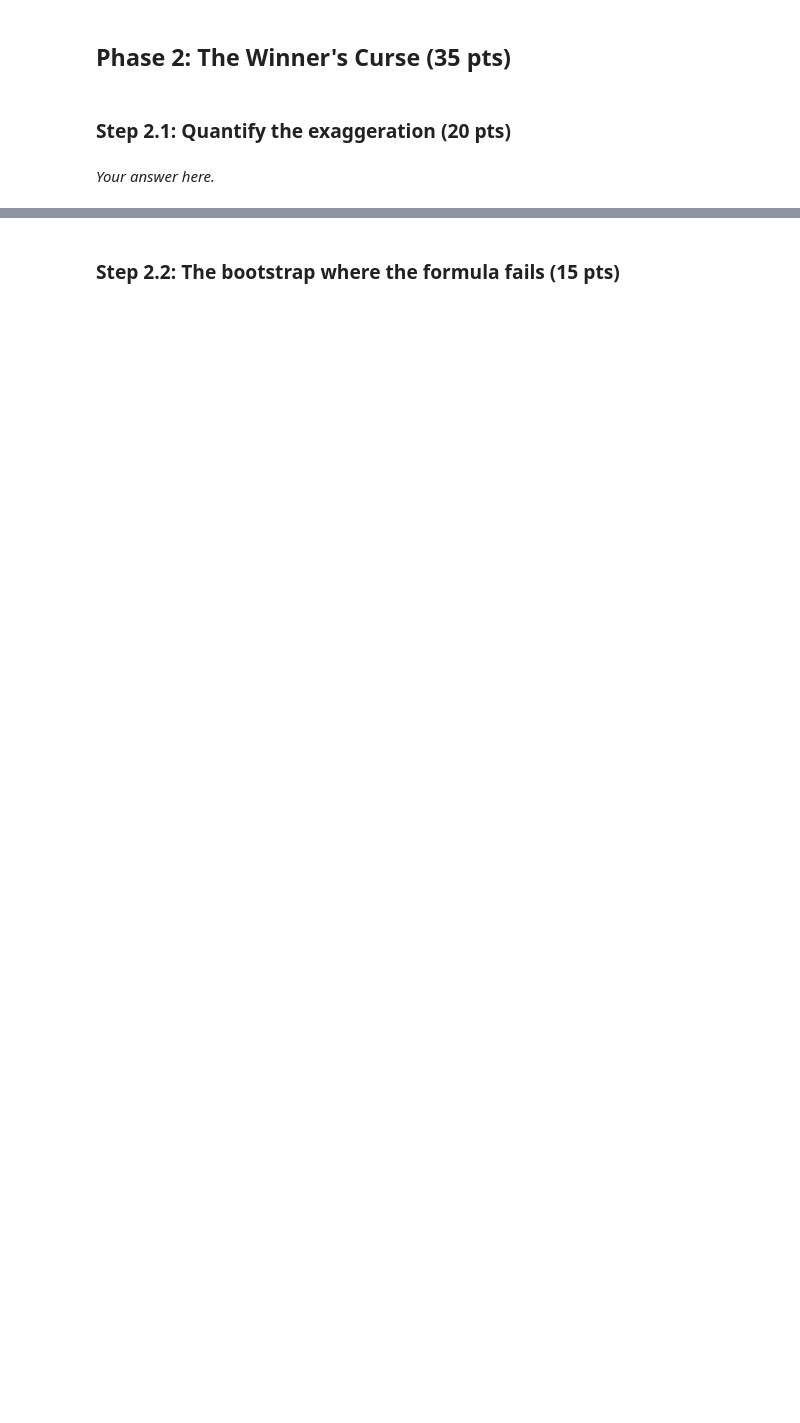
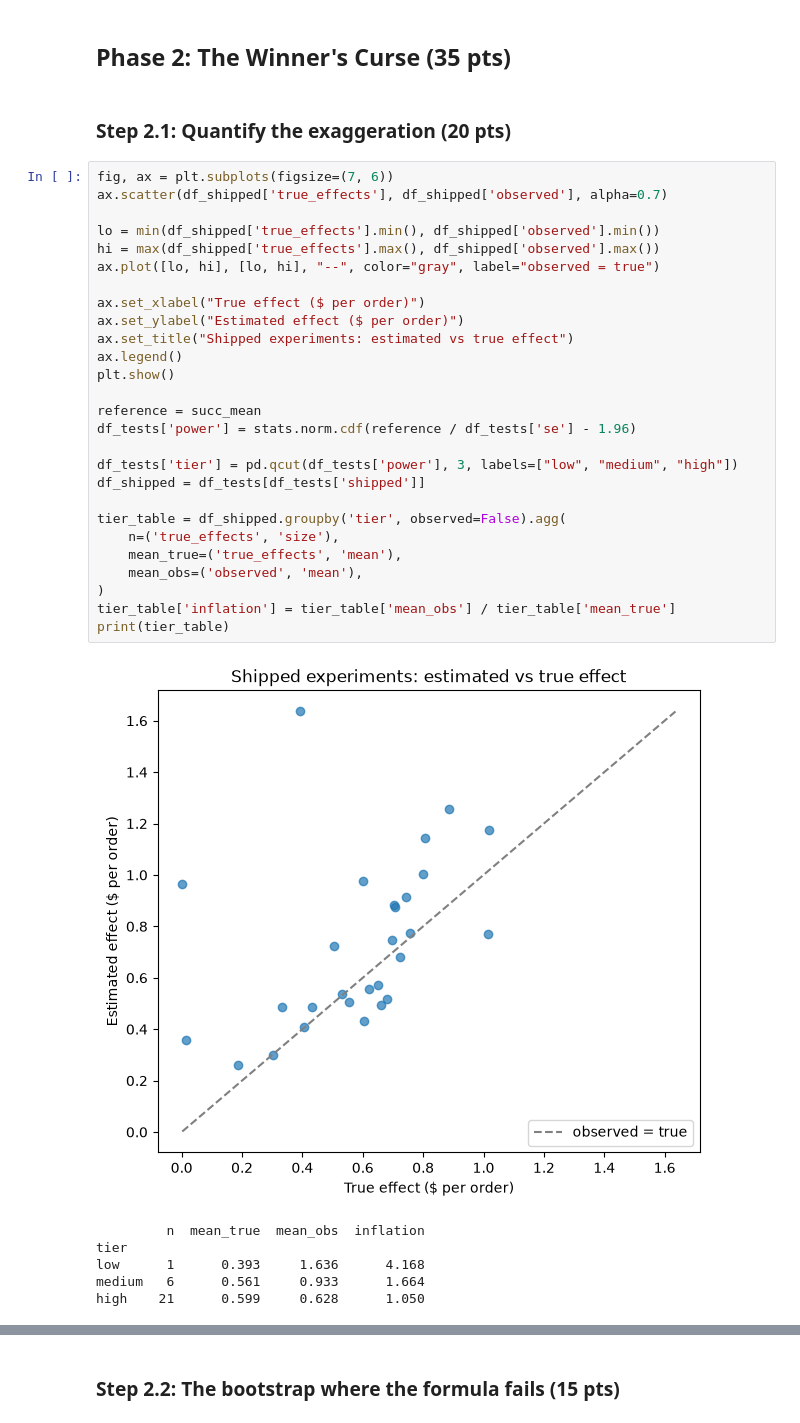
Before and after one commit to lukys8120/econ5200-ps2-underpowered-portfolio, a Jupyter notebook: Econ_5200_PS2.ipynb, the cells around one changed output, grey strips where cells are left out. Drawn from its saved outputs; the diff is of its cells as text; blank space fills up the shorter version.

```diff
--- a/Econ_5200_PS2.ipynb
+++ b/Econ_5200_PS2.ipynb
@@ -114,5 +115,37 @@ We will be now labeling which tests actually ended up being shipped. The conditi
 ## Phase 2: The Winner's Curse (35 pts)
 # %% [markdown]
 ### Step 2.1: Quantify the exaggeration (20 pts)
-# %% [markdown]
-*Your answer here.*
+# %%
+fig, ax = plt.subplots(figsize=(7, 6))
+ax.scatter(df_shipped['true_effects'], df_shipped['observed'], alpha=0.7)
+
+lo = min(df_shipped['true_effects'].min(), df_shipped['observed'].min())
+hi = max(df_shipped['true_effects'].max(), df_shipped['observed'].max())
+ax.plot([lo, hi], [lo, hi], "--", color="gray", label="observed = true")
+
+ax.set_xlabel("True effect ($ per order)")
+ax.set_ylabel("Estimated effect ($ per order)")
+ax.set_title("Shipped experiments: estimated vs true effect")
+ax.legend()
+plt.show()
+
+reference = succ_mean
+df_tests['power'] = stats.norm.cdf(reference / df_tests['se'] - 1.96)
+
+df_tests['tier'] = pd.qcut(df_tests['power'], 3, labels=["low", "medium", "high"])
+df_shipped = df_tests[df_tests['shipped']]
+
+tier_table = df_shipped.groupby('tier', observed=False).agg(
+    n=('true_effects', 'size'),
+    mean_true=('true_effects', 'mean'),
+    mean_obs=('observed', 'mean'),
+)
+tier_table['inflation'] = tier_table['mean_obs'] / tier_table['mean_true']
+print(tier_table)
+# %% [output]
+[figure, added]
+         n  mean_true  mean_obs  inflation
+tier
+low      1      0.393     1.636      4.168
+medium   6      0.561     0.933      1.664
+high    21      0.599     0.628      1.050
```
Also changed, not shown: parts of 18 cells of this notebook, 1 other file.
